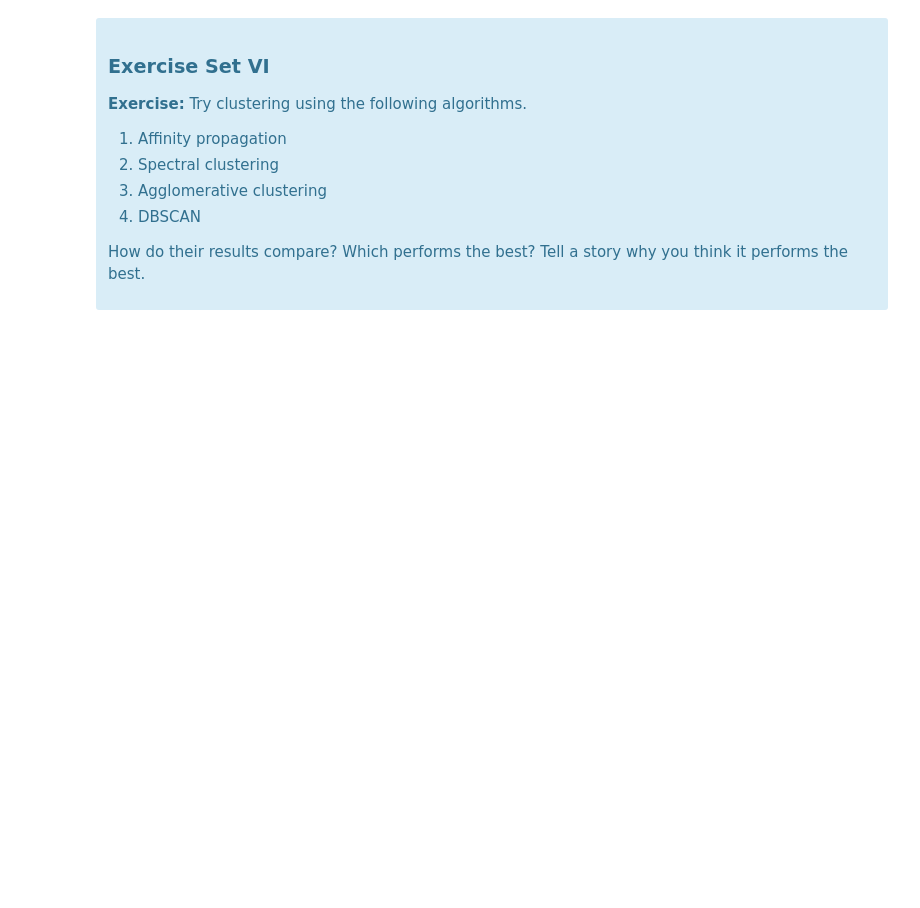
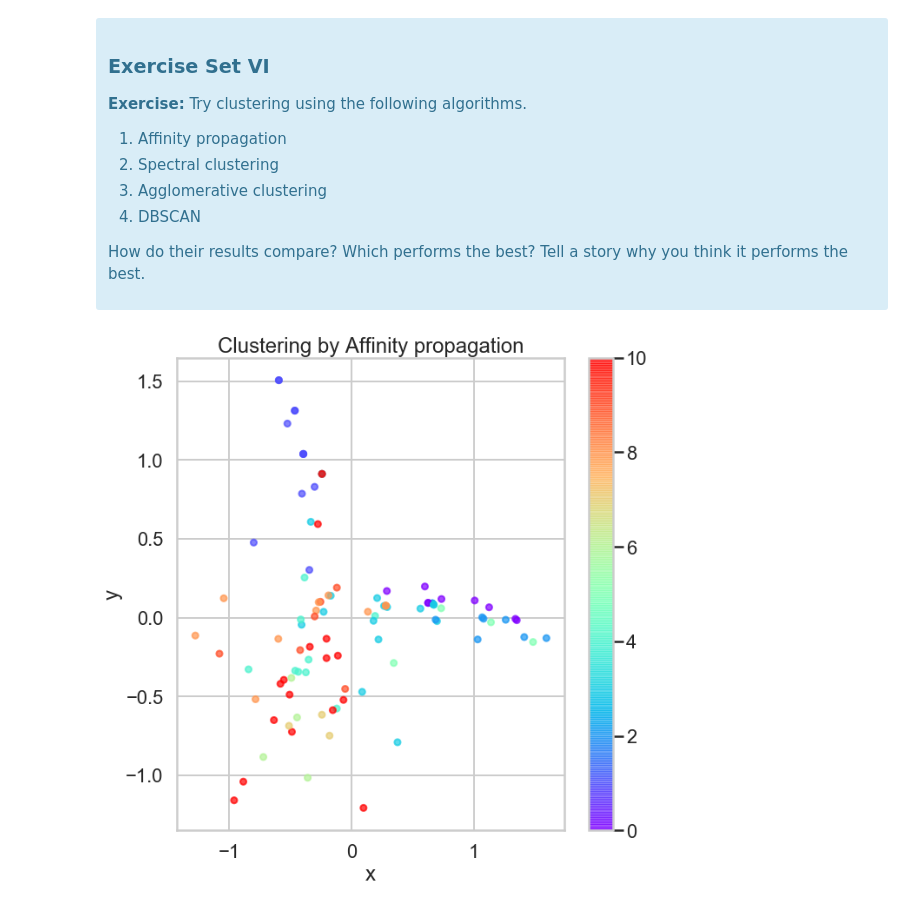
Before and after one commit to ghopping/Data_Science_Career_Track, a Jupyter notebook: clustering/Mini_Project_Clustering.ipynb, the cells around one changed output. Cells and saved outputs as stored; diff of their text form; code cells hidden in the pictures; blank space fills up the shorter version.

```diff
--- a/clustering/Mini_Project_Clustering.ipynb
+++ b/clustering/Mini_Project_Clustering.ipynb
@@ -490,0 +503,18 @@ Source: http://scikit-learn.org/stable/modules/clustering.html
+# %%
+# Affinity propagation
+from sklearn.cluster import AffinityPropagation
+from sklearn import metrics
+
+model3 = AffinityPropagation(damping=0.95)
+ap = model3.fit_predict(x_cols)
+
+df3 = pd.DataFrame({'x':x, 'y':y, })
+#scatterplot
+fig = plt.figure(figsize=(10,10))
+_ = plt.scatter(x, y, c=ap, cmap='rainbow', s=50, alpha=0.7)
+_ = plt.title('Clustering by Affinity propagation')
+_ = plt.xlabel('x')
+_ = plt.ylabel('y')
+_ = plt.colorbar()
+# %% [output]
+[figure, added]
```
Also changed, not shown: parts of 12 cells of this notebook.
